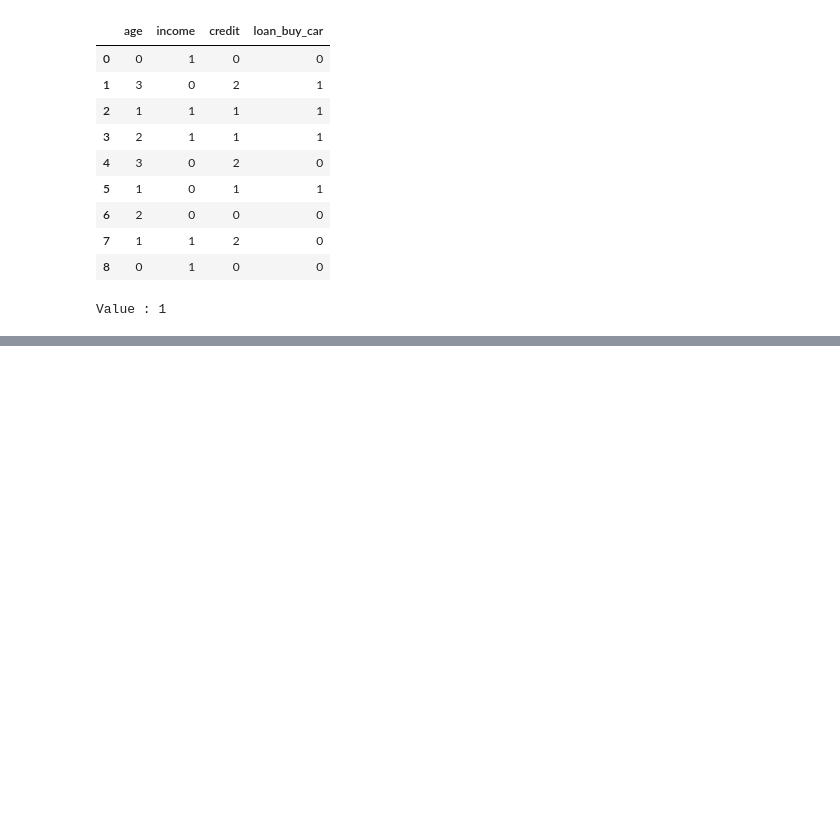
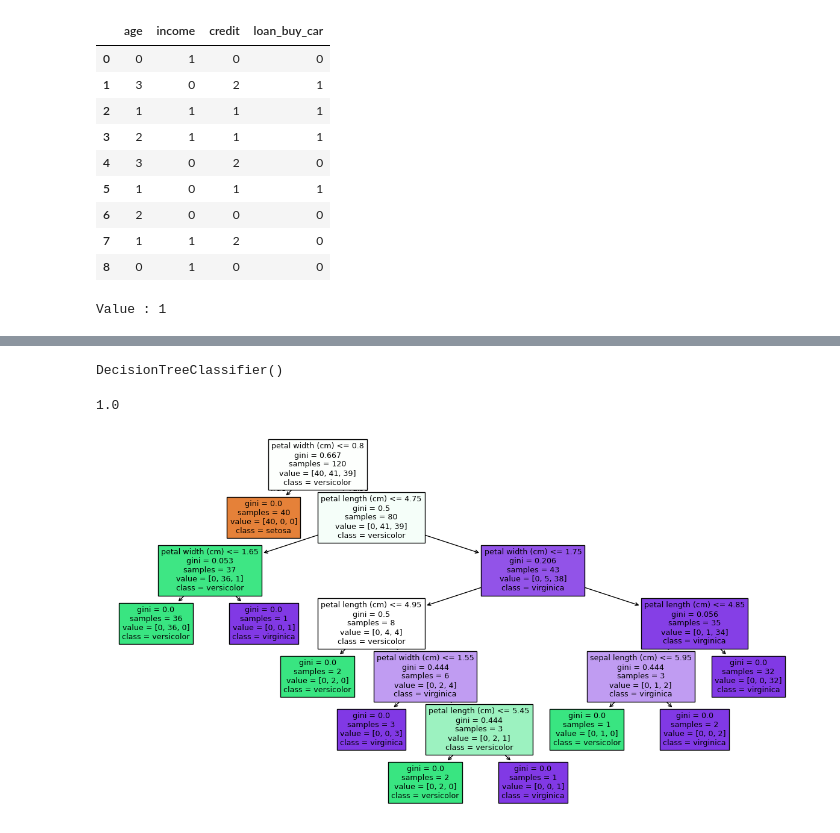
Before and after one commit to faisu6339-glitch/Machine-learning, a Jupyter notebook: decisiontree_pyinb.ipynb, the cells around one changed output, grey strips where cells are left out. Saved outputs shown, nothing was run; the diff lists cells and outputs as text; code cells hidden in the pictures; blank space fills up the shorter version.

```diff
--- a/decisiontree_pyinb.ipynb
+++ b/decisiontree_pyinb.ipynb
@@ -398,0 +779,2 @@ Value : 1
+# %%
+df=sns.load_dataset('iris')
@@ -398,0 +792,4 @@ Value : 1
+# %%
+import numpy as np
+X=df.iloc[:,:-1]
+y=iris.target
@@ -398,0 +816,3 @@ Value : 1
+# %%
+from sklearn.model_selection import train_test_split
+X_train,X_test,y_train,y_test=train_test_split(X,y,test_size=0.2,random_state=42)
@@ -398,0 +835,20 @@ Value : 1
+# %%
+from sklearn.tree import DecisionTreeClassifier
+clf=DecisionTreeClassifier()
+clf.fit(X_train,y_train)
+# %% [output]
+DecisionTreeClassifier()
+# %%
+from sklearn.metrics import accuracy_score
+y_pred=clf.predict(X_test)
+accuracy_score(y_test,y_pred)
+# %% [output]
+1.0
+# %%
+from sklearn.tree import plot_tree
+import matplotlib.pyplot as plt
+plt.figure(figsize=(15,8))
+plot_tree(clf,feature_names=iris.feature_names,class_names=iris.target_names,filled=True)
+plt.show()
+# %% [output]
+[figure, added]
```
Also changed, not shown: parts of 48 cells of this notebook.
